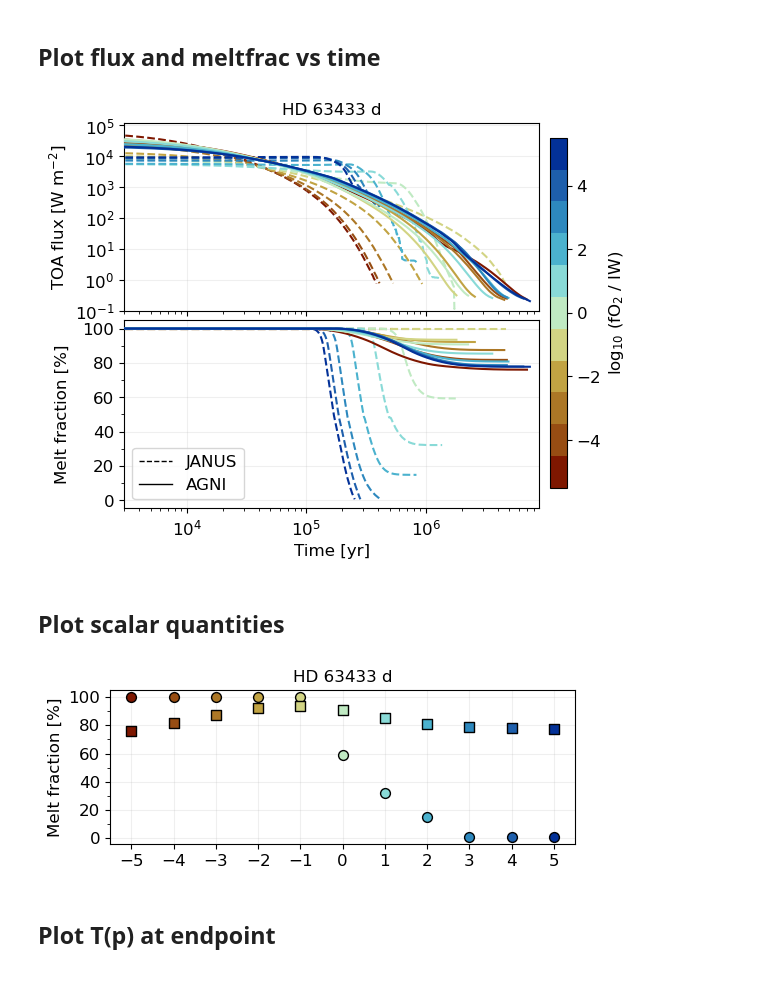
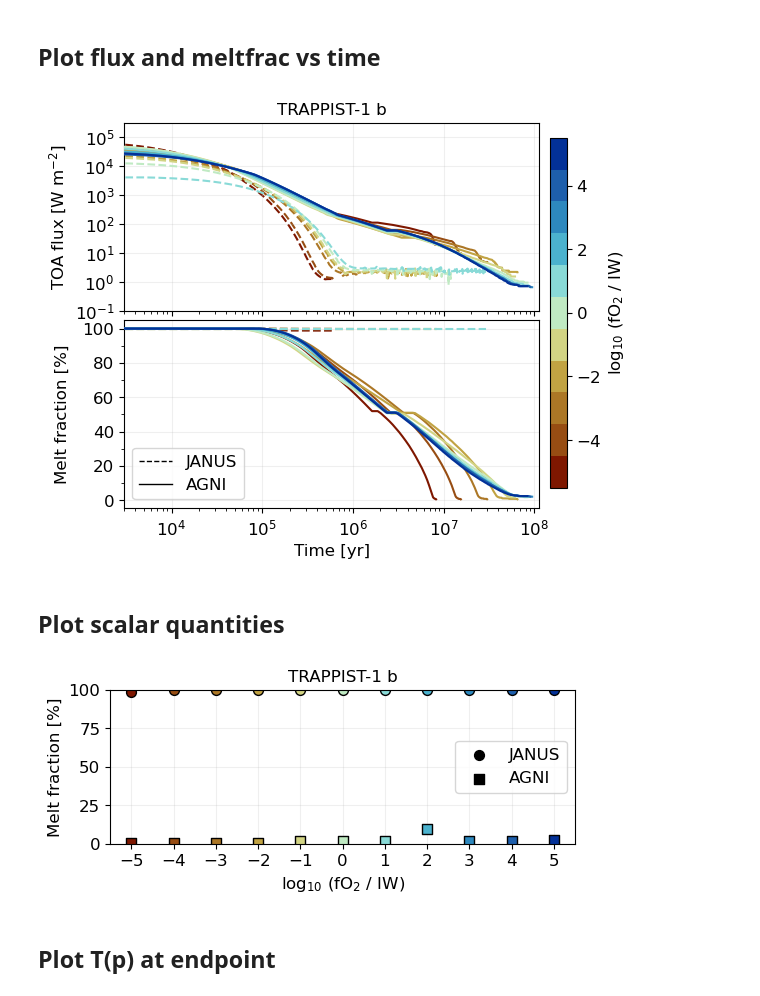
Before and after one commit to nichollsh/proteus_analysis, a Jupyter notebook: agni_vs_janus.ipynb, the cells around one changed output. Saved outputs shown, nothing was run; the diff lists cells and outputs as text; code cells hidden in the pictures.

Commit message:
New plot and update to new config format

```diff
--- a/agni_vs_janus.ipynb
+++ b/agni_vs_janus.ipynb
@@ -88,15 +56,19 @@ def read_helpfile(fpath):
 # %% [markdown]
 ### Do analysis
 # %%
-outname = "mnras_proteus_agni/hd63433d_v6"
+# outname = "article_data/mnras_proteus_agni/hd63433d_v6"
+outname = "output/hd63433d_oxfu"
 title = "HD 63433 d"
 
-# outname = "mnras_proteus_agni/ltt3780b_v5"
+outname = "output/trappist1b_oxfu"
+title = "TRAPPIST-1 b"
+
+# outname = "article_data/mnras_proteus_agni/ltt3780b_v5"
 # title = "LTT 3780 b"
 
 stride = -1
 # %%
-globber = os.path.join(os.environ.get("HOME"),"analysis/data/article_data",outname) + "/case_*/"
+globber = os.path.join(os.environ.get("HOME"),"analysis/data/",outname) + "/case_*/"
 print(globber)
 cases = glob.glob(globber)
 
@@ -136,12 +108,12 @@ Done
 # %% [markdown]
 ## Plot flux and meltfrac vs time
 # %%
-indep_var = "fO2_shift_IW"
+indep_var = "outgas.fO2_shift_IW"
 indep_lbl = r"log$_{10}$ (fO$_{2}$ / IW)"
 
 indep_vals = set()
 for i in range(npoints):
-    indep_vals.add(conf[i][indep_var])
+    indep_vals.add(lg.descend_get(conf[i],indep_var))
 
 indep_max = np.amax(np.abs(list(indep_vals)))
 # %%
@@ -179,11 +151,11 @@ crop = -1
 xmin = 3e3
 xmax = xmin+1
 for i in range(npoints):
-    col = sm.to_rgba(float(conf[i][indep_var]))
+    col = sm.to_rgba(float(lg.descend_get(conf[i],indep_var)))
 
     ls = 'solid'
     lbl = 'AGNI'
-    if conf[i]["atmosphere_model"] == 0:
+    if lg.descend_get(conf[i],"atmos_clim.module") == "janus":
         ls='dashed'
         lbl = "JANUS"
 
@@ -225,7 +197,7 @@ plt.show()
 for fmt in ["png","pdf"]:
     fig.savefig("output/agni_v_janus/time.%s"%fmt,bbox_inches='tight', dpi=300)
 # %% [output]
-[figure, old version]
+[figure, new version]
 # %% [markdown]
 ## Plot scalar quantities
 # %%
@@ -234,7 +206,7 @@ fig,ax = plt.subplots(1,1, sharex=True, figsize=(6,2))
 y_lbl = "Melt fraction [%]"
 y_key = "Phi_global"
 y_scl = 100.0
-y_loc = [20, 10]
+y_loc = [0,100]
 
 # y_lbl = "Albedo [%]"
 # y_key = "_albedo"
@@ -246,43 +218,43 @@ ms = 50
 x_vals = []
 
 for i in range(npoints):
-    x = float(conf[i][indep_var])
+    x = float(lg.descend_get(conf[i],indep_var))
+    dat = data[i][1][0]
 
     if y_key == "_albedo":
-        F_sct = help[i]["F_sct"].iloc[-1]
-        F_ins = help[i]["F_ins"].iloc[-1]
-        y = F_sct/ F_ins
+        y = dat["fl_U_SW"][0]/dat["fl_D_SW"][0]
     else:
         y = help[i][y_key].iloc[-1]
 
     col = sm.to_rgba(x)
     marker = 's'
     lbl = "AGNI"
-    if conf[i]["atmosphere_model"] == 0:
+    if lg.descend_get(conf[i],"atmos_clim.module") == "janus":
         marker = 'o'
         lbl = "JANUS"
 
     ax.scatter(x,y*y_scl, marker=marker, color=col, edgecolors="k",
                 s=ms, label=lbl, zorder=2)
 
     x_vals.append(x)
 
-# ax.set_xlabel(indep_lbl)
+ax.set_xlabel(indep_lbl)
 ax.set_ylabel(y_lbl)
 ax.set_xticks(np.unique(x_vals))
-ax.yaxis.set_major_locator(MultipleLocator(y_loc[0]))
-ax.yaxis.set_minor_locator(MultipleLocator(y_loc[1]))
+ax.set_ylim(y_loc)
+# ax.yaxis.set_major_locator(MultipleLocator(y_loc[0]))
+# ax.yaxis.set_minor_locator(MultipleLocator(y_loc[1]))
 ax.set_title(title, fontsize=12)
 
-# make_legend(ax, loc='center right')
+make_legend(ax, loc='center right')
 ax.grid(zorder=-2, alpha=0.2)
 
 plt.show()
 
 for fmt in ["png","pdf"]:
     fig.savefig("output/agni_v_janus/%s.%s"%(y_key,fmt),bbox_inches='tight', dpi=300)
 # %% [output]
-[figure, old version]
+[figure, new version]
 # %% [markdown]
 ## Plot T(p) at endpoint
 # %%
```
Also changed, not shown: parts of 5 cells of this notebook, 2 other files.
